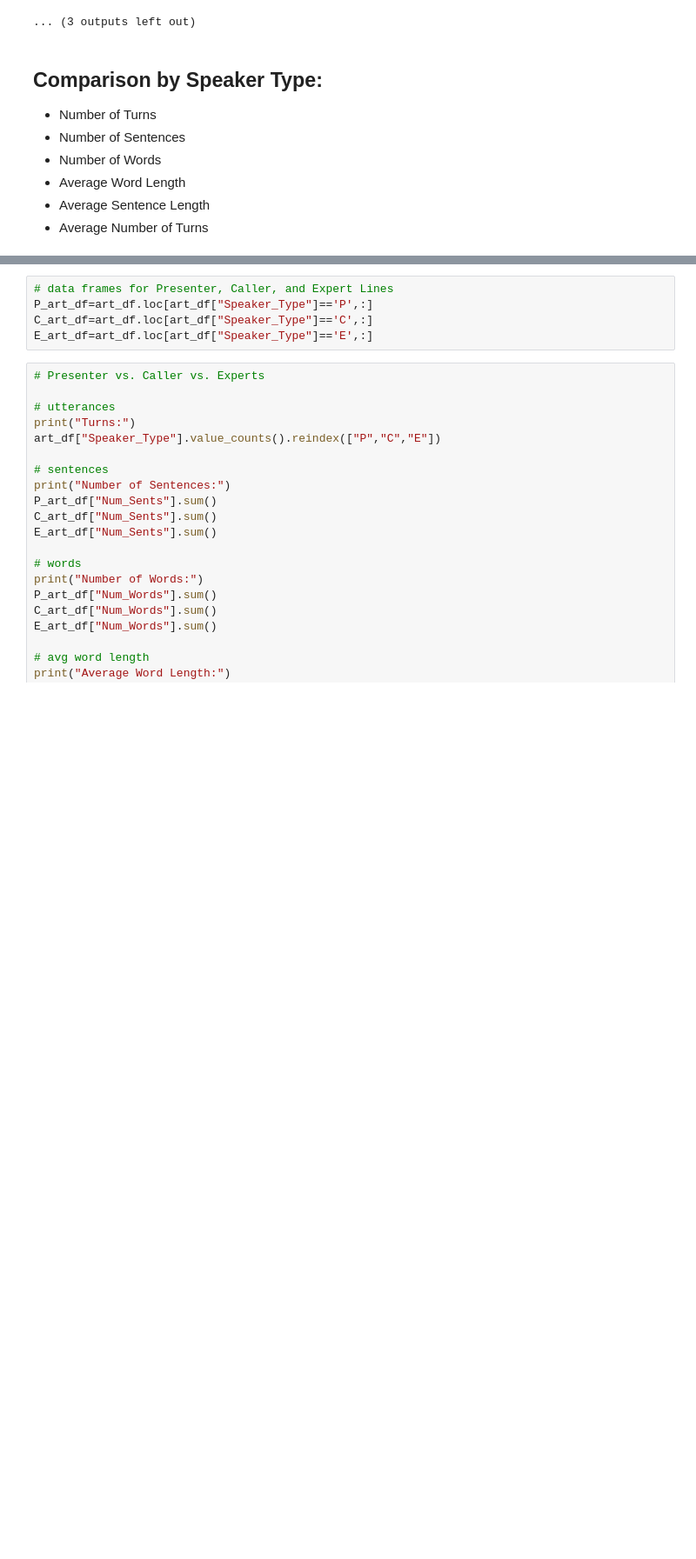
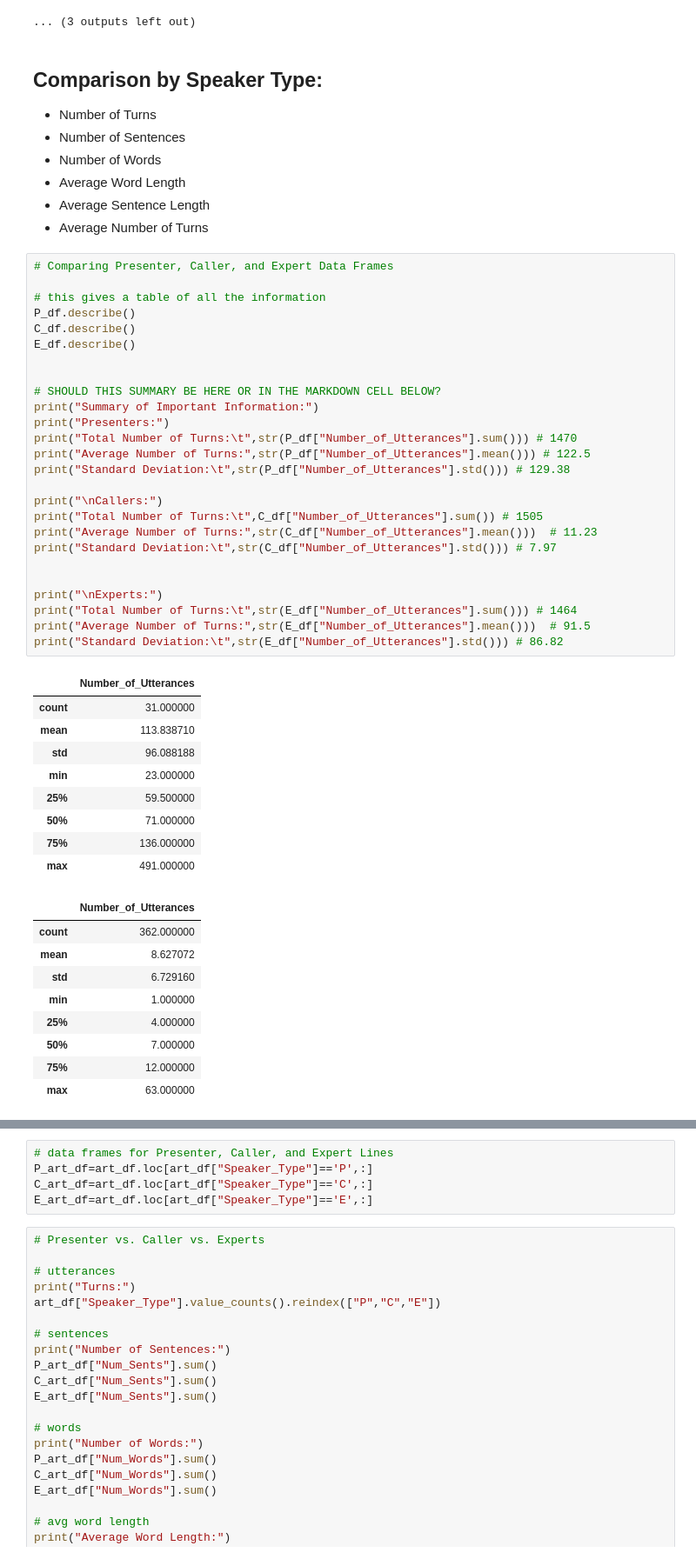
Before and after one commit to Data-Science-for-Linguists/Discourse-Analysis-ART-Corpus, a Jupyter notebook: analysis.ipynb, the cells around one changed output, grey strips where cells are left out. Shown: that part at 87% size. Drawn from its saved outputs; the diff is of its cells as text; blank space fills up the shorter version.

```diff
--- a/analysis.ipynb
+++ b/analysis.ipynb
@@ -214,3 +214,48 @@ plt.show()
 - Average Word Length
 - Average Sentence Length
 - Average Number of Turns
+# %%
+# Comparing Presenter, Caller, and Expert Data Frames
+
+# this gives a table of all the information
+P_df.describe()
+C_df.describe()
+E_df.describe()
+
+
+# SHOULD THIS SUMMARY BE HERE OR IN THE MARKDOWN CELL BELOW?
+print("Summary of Important Information:")
+print("Presenters:")
+print("Total Number of Turns:\t",str(P_df["Number_of_Utterances"].sum())) # 1470
+print("Average Number of Turns:",str(P_df["Number_of_Utterances"].mean())) # 122.5
+print("Standard Deviation:\t",str(P_df["Number_of_Utterances"].std())) # 129.38
+
+print("\nCallers:")
+print("Total Number of Turns:\t",C_df["Number_of_Utterances"].sum()) # 1505
+print("Average Number of Turns:",str(C_df["Number_of_Utterances"].mean()))  # 11.23
+print("Standard Deviation:\t",str(C_df["Number_of_Utterances"].std())) # 7.97
+
+
+print("\nExperts:")
+print("Total Number of Turns:\t",str(E_df["Number_of_Utterances"].sum())) # 1464
+print("Average Number of Turns:",str(E_df["Number_of_Utterances"].mean()))  # 91.5
+print("Standard Deviation:\t",str(E_df["Number_of_Utterances"].std())) # 86.82
+# %% [output]
+|  | Number_of_Utterances |
+| count | 31.000000 |
+| mean | 113.838710 |
+| std | 96.088188 |
+| min | 23.000000 |
+| 25% | 59.500000 |
+| 50% | 71.000000 |
+| 75% | 136.000000 |
+| max | 491.000000 |
+|  | Number_of_Utterances |
+| count | 362.000000 |
+| mean | 8.627072 |
+| std | 6.729160 |
+| min | 1.000000 |
+| 25% | 4.000000 |
+| 50% | 7.000000 |
+| 75% | 12.000000 |
+| max | 63.000000 |
```
Also changed, not shown: parts of 10 cells of this notebook, 1 other file.
